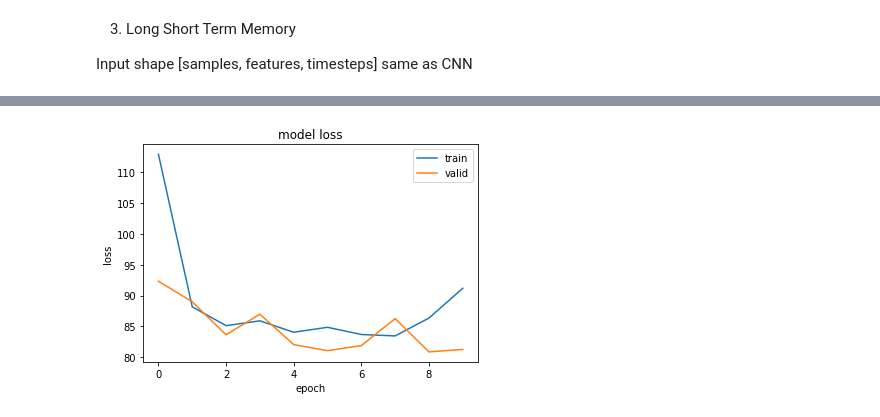
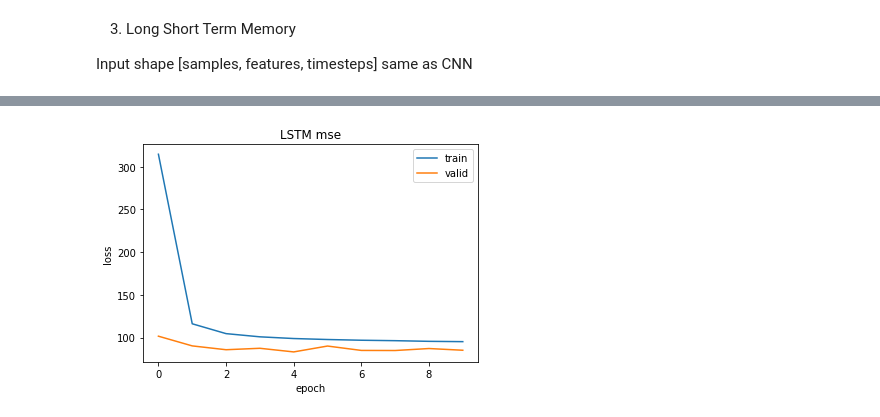
Before and after one commit to souhila98/Water-Level-Forecasting, a Jupyter notebook: Water_Levels_in_Venezia_Italia.ipynb, the cells around one changed output, grey strips where cells are left out. Cells and saved outputs as stored; diff of their text form; code cells hidden in the pictures.

```diff
--- a/Water_Levels_in_Venezia_Italia.ipynb
+++ b/Water_Levels_in_Venezia_Italia.ipynb
@@ -676,0 +683,18 @@ _________________________________________________________________
+# %%
+model_lstm = Sequential()
+# First LSTM layer with Dropout regularisation
+model_lstm.add(LSTM(units=50, return_sequences=True, input_shape=(train_Xcnn.shape[1], train_Xcnn.shape[2]), activation='tanh'))
+model_lstm.add(Dropout(0.2))
+# Second LSTM layer
+model_lstm.add(LSTM(units=50, return_sequences=True, input_shape=(train_Xcnn.shape[1], train_Xcnn.shape[2]), activation='tanh'))
+model_lstm.add(Dropout(0.2))
+# Third LSTM layer
+model_lstm.add(LSTM(units=50, return_sequences=True, input_shape=(train_Xcnn.shape[1], train_Xcnn.shape[2]), activation='tanh'))
+model_lstm.add(Dropout(0.2))
+# Fourth LSTM layer
+model_lstm.add(LSTM(units=50, activation='tanh'))
+model_lstm.add(Dropout(0.2))
+# The output layer
+model_lstm.add(Dense(units=1))
+model_lstm.compile(loss="mse", optimizer="adam", metrics=['mse', 'mae'])
+model_lstm.summary()
@@ -700,11 +742,11 @@ Epoch 10/10
 # %%
 # summarize history for loss
-plt.plot(lstm_history.history['loss'])
-plt.plot(lstm_history.history['val_loss'])
-plt.title('model loss')
+plt.plot(lstm_history.history['mse'])
+plt.plot(lstm_history.history['val_mse'])
+plt.title('LSTM mse')
 plt.ylabel('loss')
 plt.xlabel('epoch')
 plt.legend(['train', 'valid'], loc='upper right')
 plt.show()
 # %% [output]
-[figure, old version]
+[figure, new version]
```
Also changed, not shown: parts of 40 cells of this notebook.
